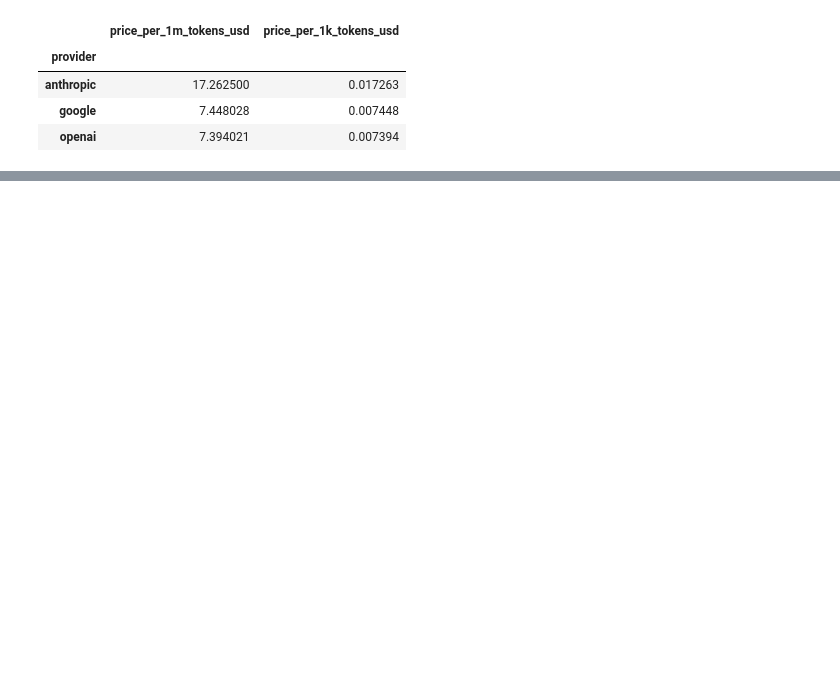
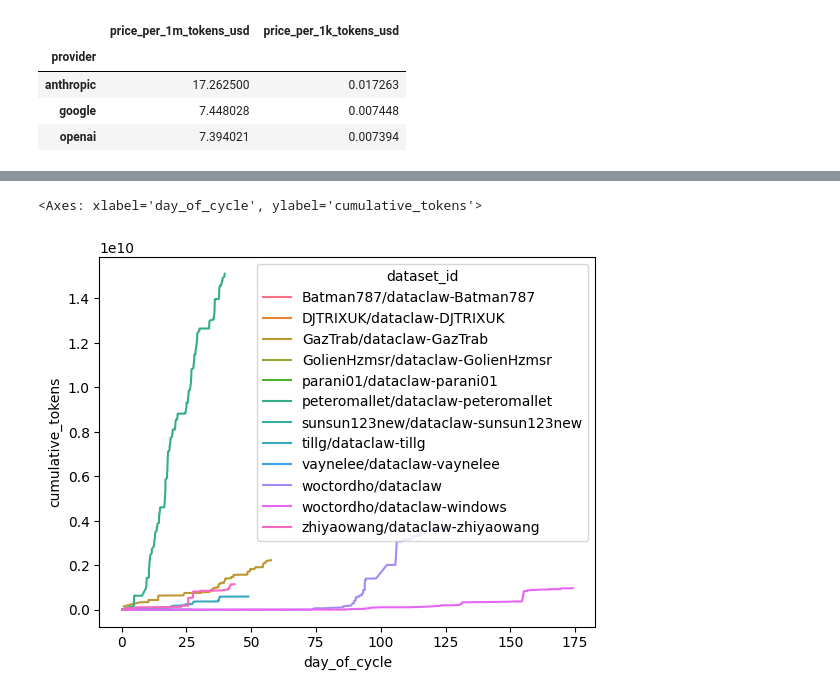
Before and after one commit to Climate-Offsets-for-AI-Responsibility/cofair-colonial, a Jupyter notebook: neon_testing.ipynb, the cells around one changed output, grey strips where cells are left out. Saved outputs shown, nothing was run; the diff lists cells and outputs as text; code cells hidden in the pictures; blank space fills up the shorter version.

```diff
--- a/neon_testing.ipynb
+++ b/neon_testing.ipynb
@@ -63,0 +133,5 @@ usage
+# %%
+sns.lineplot(usage, x="day_of_cycle", y="cumulative_tokens", hue="dataset_id")
+# %% [output]
+<Axes: xlabel='day_of_cycle', ylabel='cumulative_tokens'>
+[figure, added]
```
Also changed, not shown: parts of 16 cells of this notebook, 3 other files.
